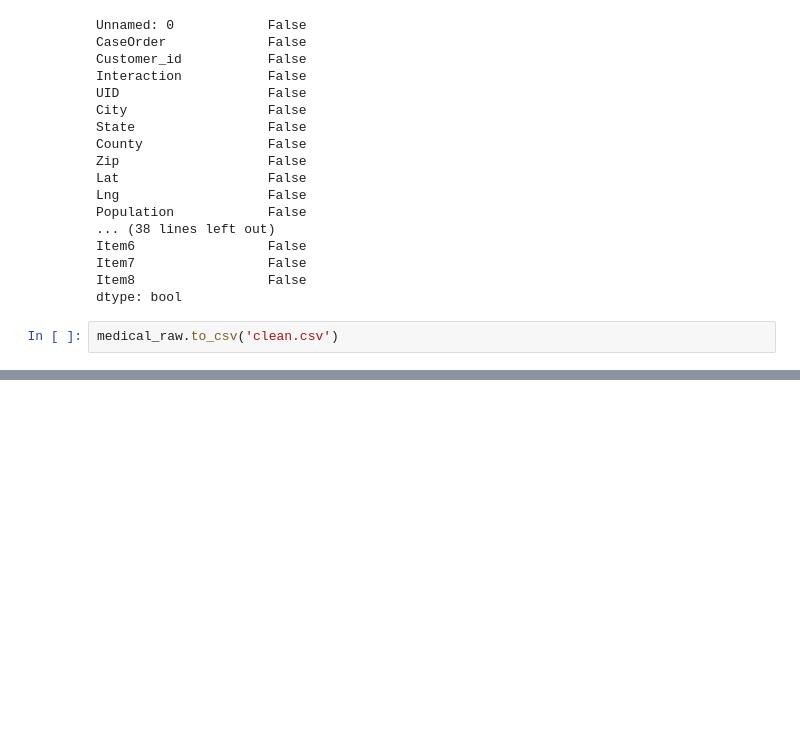
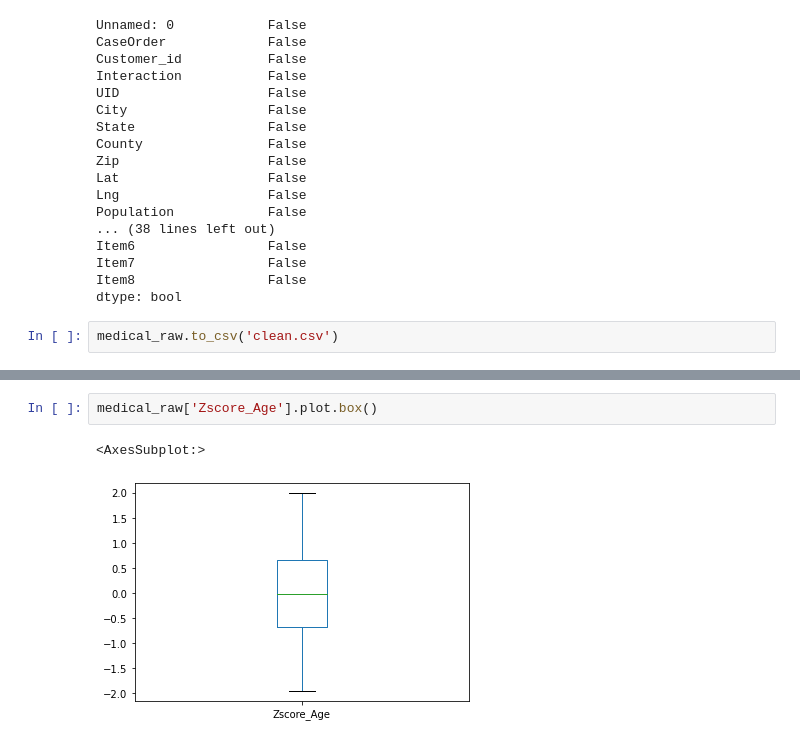
Before and after one commit to cjhammons/Cleaning-Medical-Data, a Jupyter notebook: cleaning.ipynb, the cells around one changed output, grey strips where cells are left out. Drawn from its saved outputs; the diff is of its cells as text; blank space fills up the shorter version.

```diff
--- a/cleaning.ipynb
+++ b/cleaning.ipynb
@@ -178,0 +229,5 @@ medical_raw.to_csv('clean.csv')
+# %%
+medical_raw['Zscore_Age'].plot.box()
+# %% [output]
+<AxesSubplot:>
+[figure, added]
```
Also changed, not shown: parts of 24 cells of this notebook, 1 other file.
